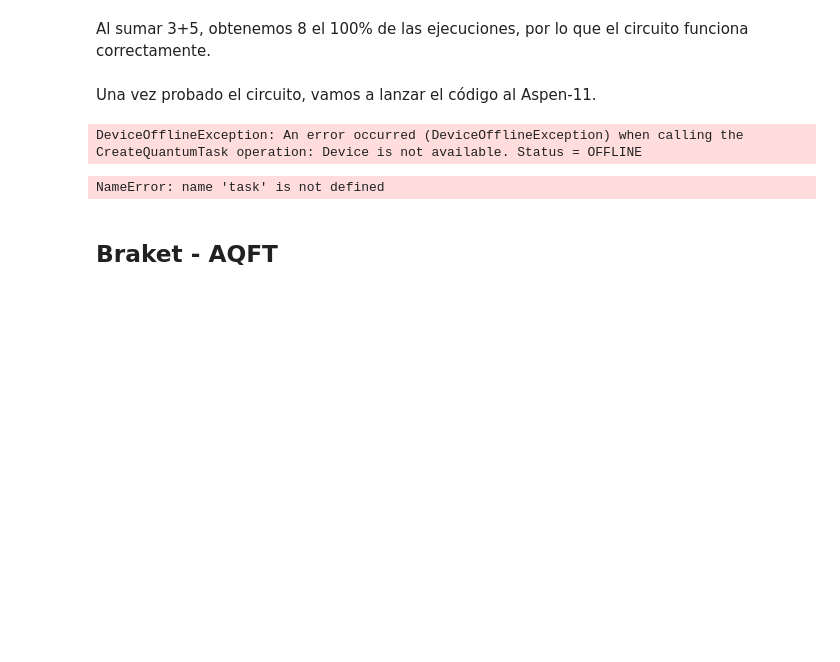
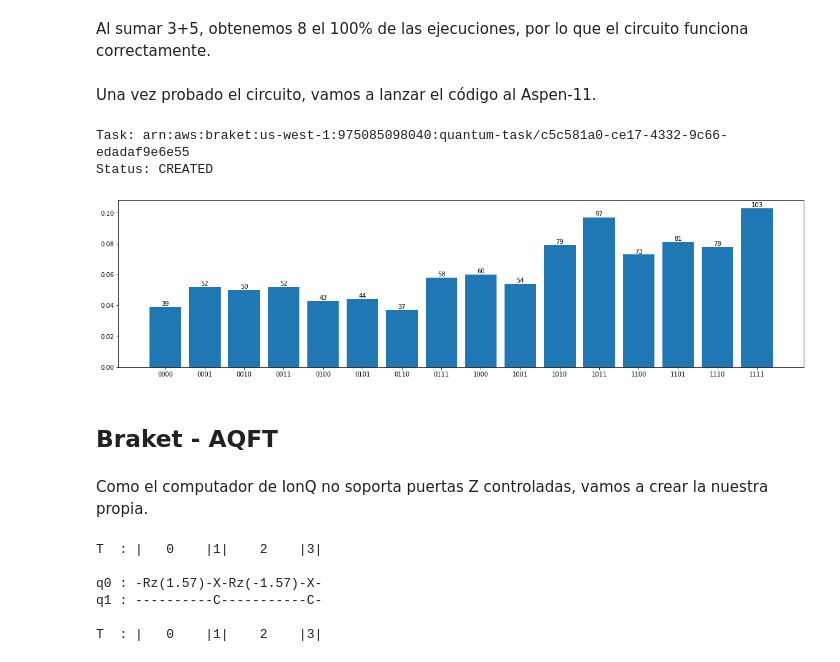
Before and after one commit to gulis1/APCC, a Jupyter notebook: Practica3/Ejercicio4.ipynb, the cells around one changed output. Saved outputs shown, nothing was run; the diff lists cells and outputs as text; code cells hidden in the pictures; blank space fills up the shorter version.

```diff
--- a/Practica3/Ejercicio4.ipynb
+++ b/Practica3/Ejercicio4.ipynb
@@ -315,28 +313,47 @@ import boto3
 # %%
-import boto3
 from braket.circuits import Circuit
 from braket.aws import AwsDevice
 
 # Necesitamos configurar la región a us-west-1
-device = AwsDevice("arn:aws:braket:::device/qpu/rigetti/Aspen-11")
+device = AwsDevice("arn:aws:braket:us-west-1::device/qpu/rigetti/Aspen-M-1")
 s3_folder = ("amazon-braket-f085dc433a90", "apcc2022/JulianCamara/Rigetti")
-
-
 
 task = device.run(aspen_circ, s3_folder)
 print("Task:",task.id)
 print("Status:", task.state())
 # %% [output]
-DeviceOfflineException: An error occurred (DeviceOfflineException) when calling the CreateQuantumTask operation: Device is not available. Status = OFFLINE
+Task: arn:aws:braket:us-west-1:975085098040:quantum-task/c5c581a0-ce17-4332-9c66-edadaf9e6e55
+Status: CREATED
 # %%
 from collections import Counter
+from braket.aws import AwsQuantumTask
 
-results = task.result().measurements
 
-# # Se muestran los resultados.
-results = Counter([''.join(str(i) for i in x[:4]) for x in results])
+task = AwsQuantumTask(arn="arn:aws:braket:us-west-1:975085098040:quantum-task/b788ebcd-3e00-467b-8eb1-38be08149aff")
+
+results = Counter([''.join(str(i) for i in x[:4]) for x in task.result().measurements])
 plot_histogram2(results, width=20)
 # %% [output]
-NameError: name 'task' is not defined
+[figure, added]
 # %% [markdown]
 ## Braket - AQFT
+# %% [markdown]
+Como el computador de IonQ no soporta puertas Z controladas, vamos a crear la nuestra propia.
+# %%
+from math import pi
+from braket.circuits import Circuit
+
+def cRz(circ: Circuit, q0, q1, theta):
+
+    circ.rz(q1, theta/2).cnot(q0, q1).rz(q1, -1.0*theta/2).cnot(q0, q1)
+
+my_crz = Circuit()
+cRz(my_crz, 1, 0, pi)
+print(my_crz)
+# %% [output]
+T  : |   0    |1|    2    |3|
+
+q0 : -Rz(1.57)-X-Rz(-1.57)-X-
+q1 : ----------C-----------C-
+
+T  : |   0    |1|    2    |3|
```
Also changed, not shown: parts of 23 cells of this notebook.
